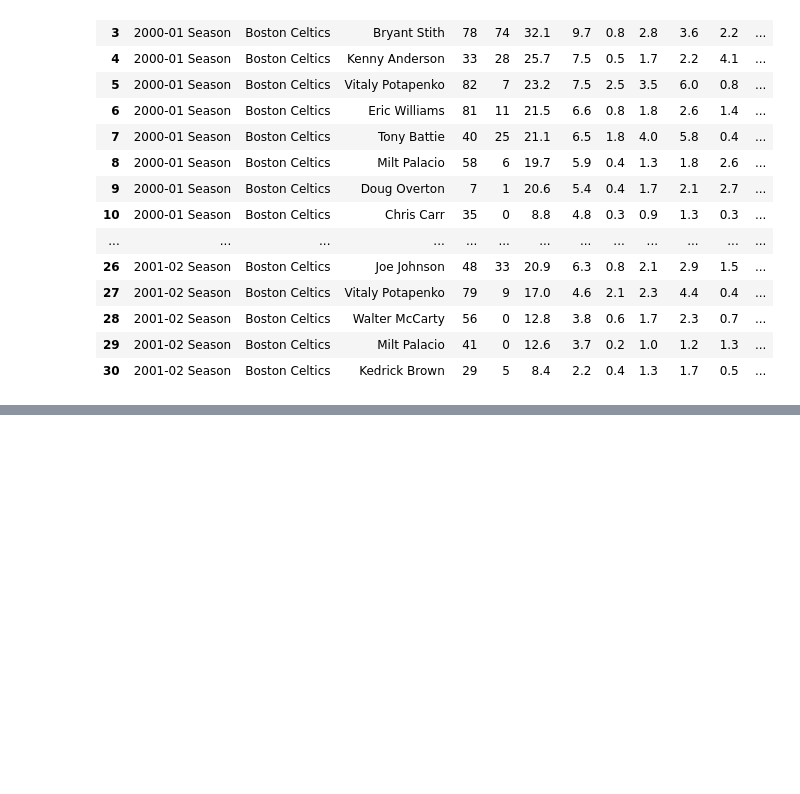
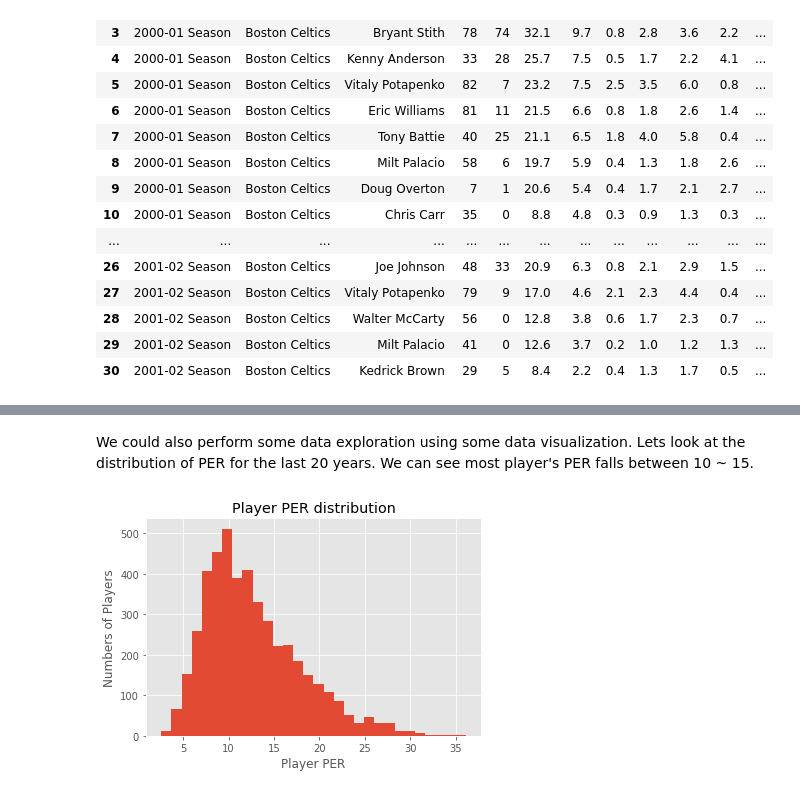
Before and after one commit to joeychen35/Web-Scraping, a Jupyter notebook: Web Scraping Last 20 Regular Season NBA Players Stats.ipynb, the cells around one changed output, grey strips where cells are left out. Saved outputs shown, nothing was run; the diff lists cells and outputs as text; code cells hidden in the pictures; blank space fills up the shorter version.

```diff
--- a/Web Scraping Last 20 Regular Season NBA Players Stats.ipynb
+++ b/Web Scraping Last 20 Regular Season NBA Players Stats.ipynb
@@ -147,0 +154,14 @@ df_gp20.sort_values('PER', ascending = False).head()
+# %% [markdown]
+We could also perform some data exploration using some data visualization. Lets look at the distribution of PER for the last 20 years. We can see most player's PER falls between 10 ~ 15.
+# %%
+import matplotlib.pyplot as plt
+
+plt.style.use('ggplot')
+
+plt.hist(df_gp20_min20['PTS'], bins = 30)
+plt.xlabel('Player PER')
+plt.ylabel('Numbers of Players')
+plt.title('Player PER distribution')
+plt.show()
+# %% [output]
+[figure, added]
```
Also changed, not shown: parts of 6 cells of this notebook.
